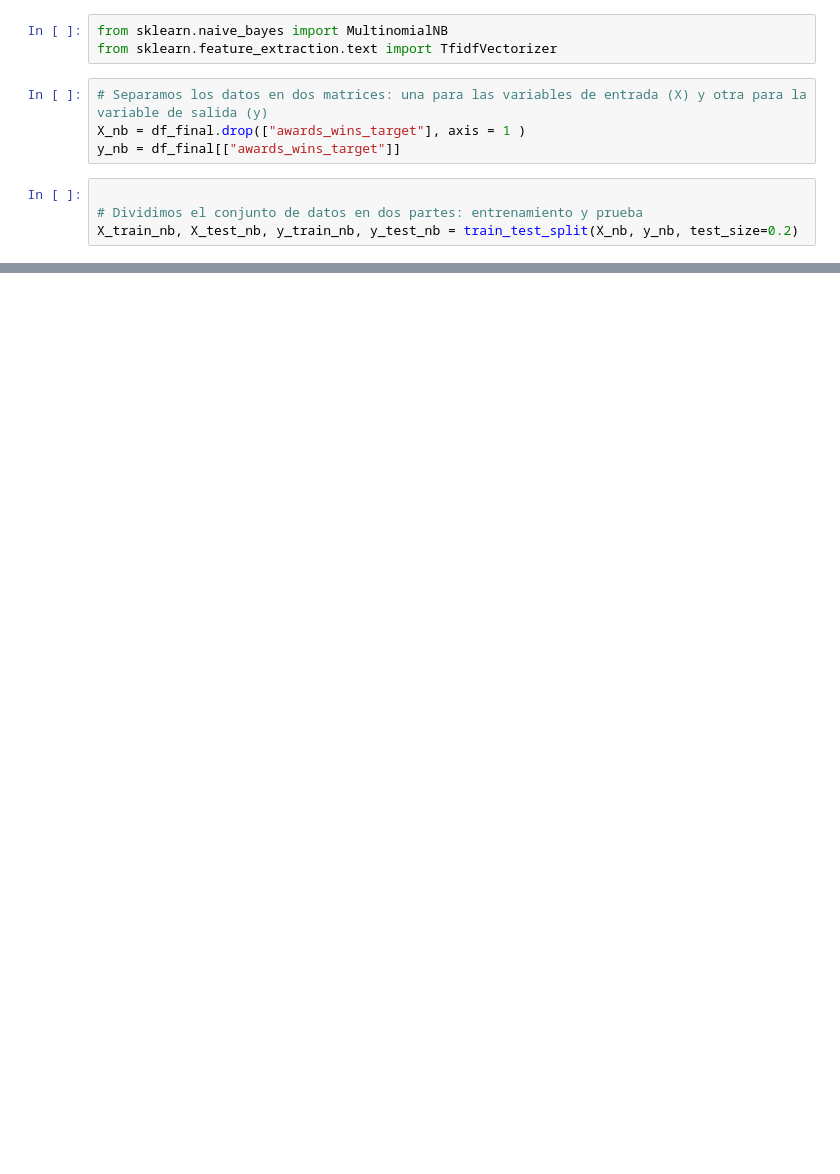
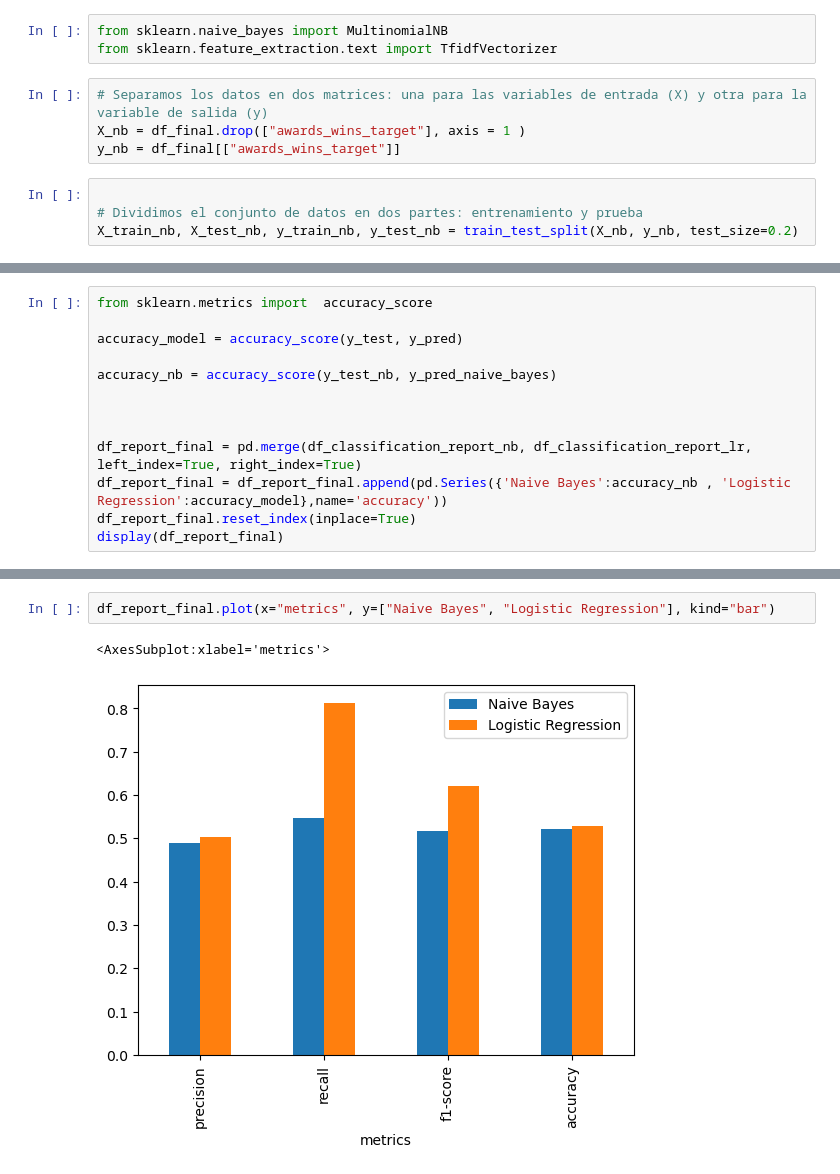
Before and after one commit to refo44/dhds_tp3_grupo6, a Jupyter notebook: movies.ipynb, the cells around one changed output, grey strips where cells are left out. Saved outputs shown, nothing was run; the diff lists cells and outputs as text; blank space fills up the shorter version.

Commit message:
add final bar plot

```diff
--- a/movies.ipynb
+++ b/movies.ipynb
@@ -322,0 +315,13 @@ display(df_classification_report_nb)
+# %%
+from sklearn.metrics import  accuracy_score
+
+accuracy_model = accuracy_score(y_test, y_pred)
+
+accuracy_nb = accuracy_score(y_test_nb, y_pred_naive_bayes)
+
+
+
+df_report_final = pd.merge(df_classification_report_nb, df_classification_report_lr, left_index=True, right_index=True)
+df_report_final = df_report_final.append(pd.Series({'Naive Bayes':accuracy_nb , 'Logistic Regression':accuracy_model},name='accuracy'))
+df_report_final.reset_index(inplace=True)
+display(df_report_final)
@@ -322,0 +334,5 @@ display(df_classification_report_nb)
+# %%
+df_report_final.plot(x="metrics", y=["Naive Bayes", "Logistic Regression"], kind="bar")
+# %% [output]
+<AxesSubplot:xlabel='metrics'>
+[figure, added]
```
Also changed, not shown: parts of 10 cells of this notebook.
